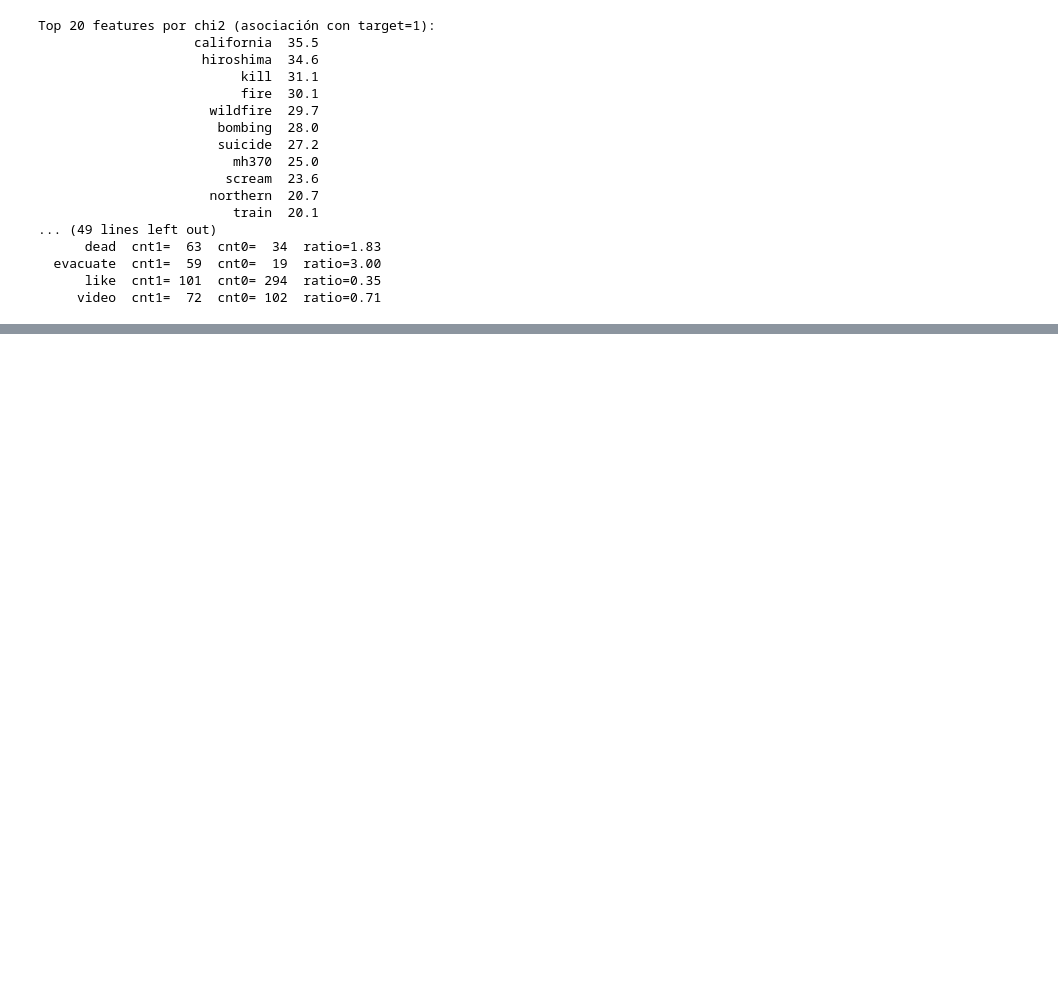
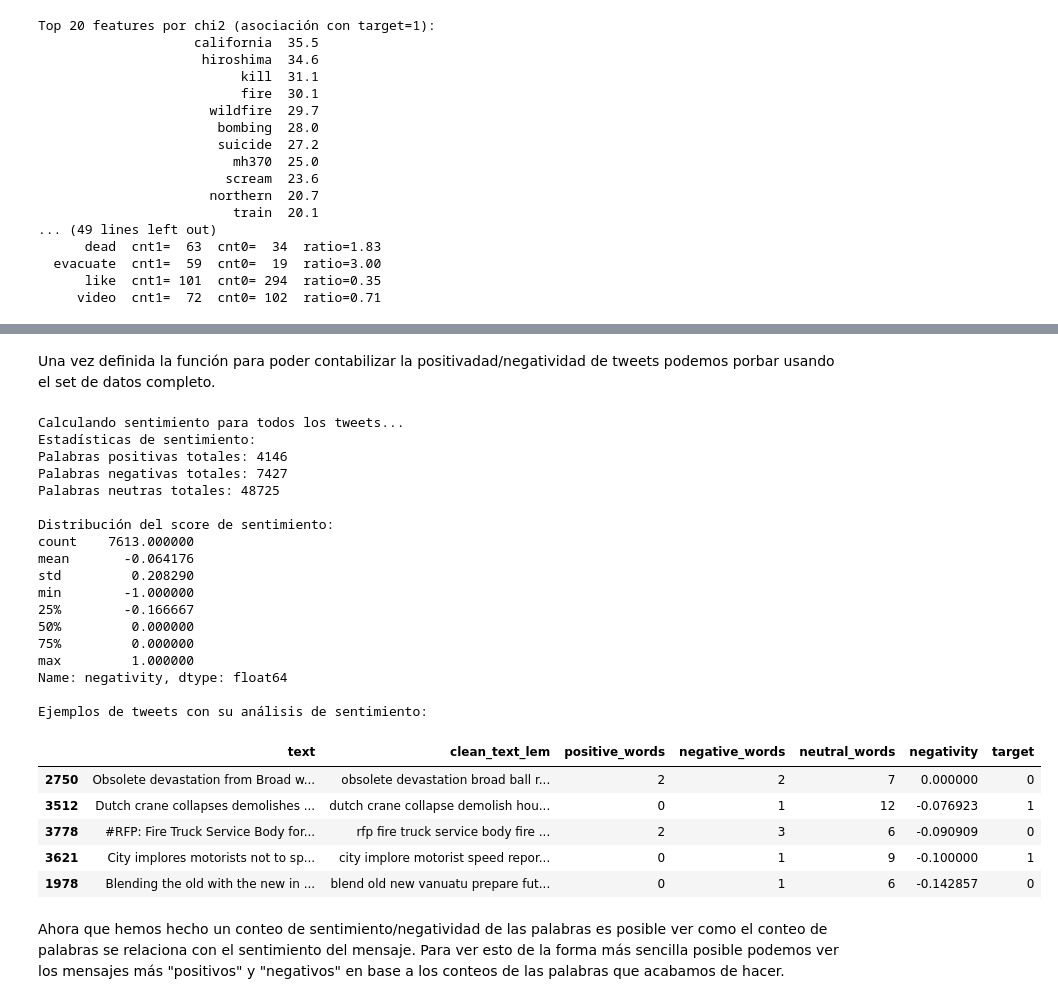
Before and after one commit to wwIrvingww/Lab5_DS, a Jupyter notebook: Tweet_Clasificador.ipynb, the cells around one changed output, grey strips where cells are left out. Cells and saved outputs as stored; diff of their text form; code cells hidden in the pictures; blank space fills up the shorter version.

```diff
--- a/Tweet_Clasificador.ipynb
+++ b/Tweet_Clasificador.ipynb
@@ -622,0 +1039,56 @@ Instalando wordcloud... (puede tardar unos segundos)
+# %% [markdown]
+Una vez definida la función para poder contabilizar la positivadad/negatividad de tweets podemos porbar usando el set de datos completo.
+# %%
+print("Calculando sentimiento para todos los tweets...")
+
+sentiment_results = []
+for text in df['clean_text_lem']:
+    sentiment_results.append(analyze_sentiment_words(text))
+
+# Crear nuevas columnas en el DataFrame
+df['positive_words'] = [x['positive_count'] for x in sentiment_results]
+df['negative_words'] = [x['negative_count'] for x in sentiment_results]
+df['neutral_words'] = [x['neutral_count'] for x in sentiment_results]
+# esto se pide hasta el final en la parte 10 pero realmente es más práctico hacerlo de una vez
+df['negativity'] = [x['negativity'] for x in sentiment_results]
+
+# Mostrar resultados
+print("Estadísticas de sentimiento:")
+print(f"Palabras positivas totales: {df['positive_words'].sum()}")
+print(f"Palabras negativas totales: {df['negative_words'].sum()}")
+print(f"Palabras neutras totales: {df['neutral_words'].sum()}")
+
+print("\nDistribución del score de sentimiento:")
+print(df['negativity'].describe())
+
+# Ver algunos ejemplos
+print("\nEjemplos de tweets con su análisis de sentimiento:")
+sample_df = df[['text', 'clean_text_lem', 'positive_words', 'negative_words', 'neutral_words', 'negativity', 'target']].sample(5)
+display(sample_df)
+# %% [output]
+Calculando sentimiento para todos los tweets...
+Estadísticas de sentimiento:
+Palabras positivas totales: 4146
+Palabras negativas totales: 7427
+Palabras neutras totales: 48725
+
+Distribución del score de sentimiento:
+count    7613.000000
+mean       -0.064176
+std         0.208290
+min        -1.000000
+25%        -0.166667
+50%         0.000000
+75%         0.000000
+max         1.000000
+Name: negativity, dtype: float64
+
+Ejemplos de tweets con su análisis de sentimiento:
+|  | text | clean_text_lem | positive_words | negative_words | neutral_words | negativity | target |
+| 2750 | Obsolete devastation from Broad w... | obsolete devastation broad ball r... | 2 | 2 | 7 | 0.000000 | 0 |
+| 3512 | Dutch crane collapses demolishes ... | dutch crane collapse demolish hou... | 0 | 1 | 12 | -0.076923 | 1 |
+| 3778 | #RFP: Fire Truck Service Body for... | rfp fire truck service body fire ... | 2 | 3 | 6 | -0.090909 | 0 |
+| 3621 | City implores motorists not to sp... | city implore motorist speed repor... | 0 | 1 | 9 | -0.100000 | 1 |
+| 1978 | Blending the old with the new in ... | blend old new vanuatu prepare fut... | 0 | 1 | 6 | -0.142857 | 0 |
+# %% [markdown]
+Ahora que hemos hecho un conteo de sentimiento/negatividad de las palabras es posible ver como el conteo de palabras se relaciona con el sentimiento del mensaje. Para ver esto de la forma más sencilla posible podemos ver los mensajes más "positivos" y "negativos" en base a los conteos de las palabras que acabamos de hacer.
```
Also changed, not shown: parts of 22 cells of this notebook.
